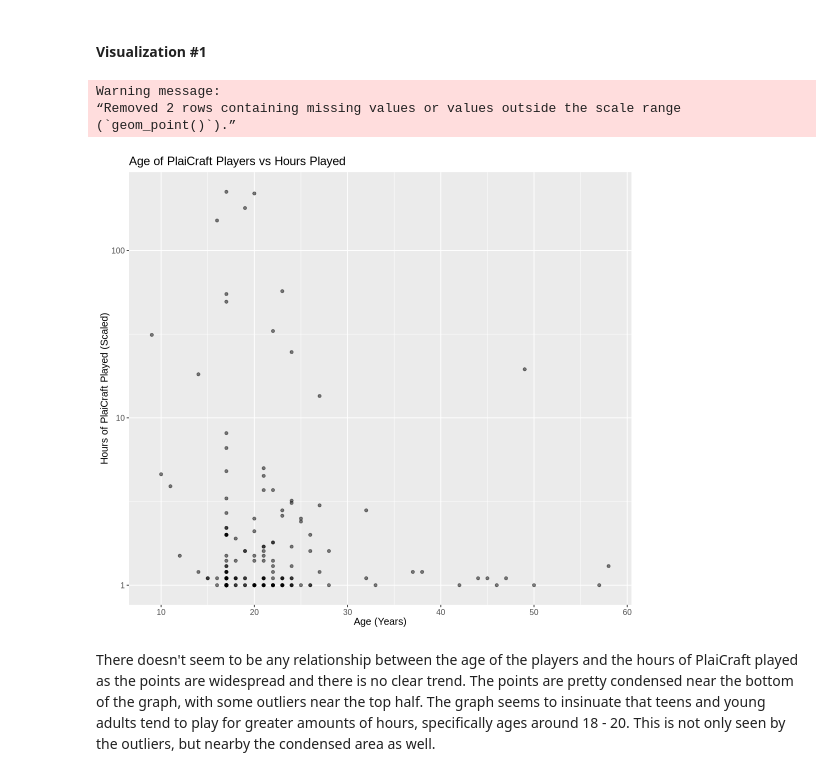
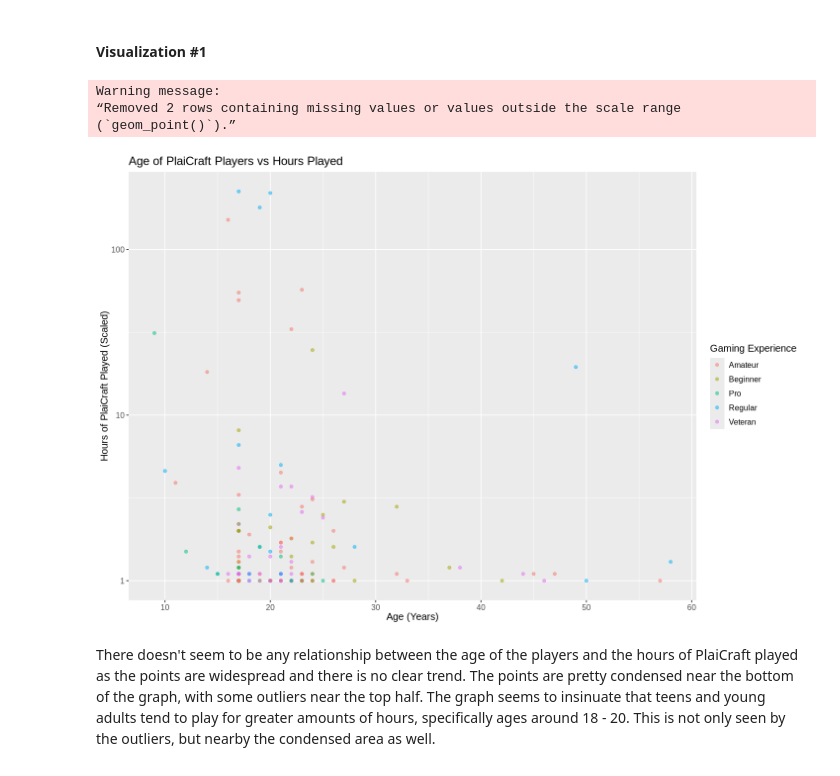
Before and after one commit to tchan0717/dsci-100-2025w1-group-36, a Jupyter notebook: plaicraft_project.ipynb, the cells around one changed output. Saved outputs shown, nothing was run; the diff lists cells and outputs as text; code cells hidden in the pictures.

Commit message:
New Question Change
Changed the specific question so that it worked with the data better. Fixed some visualizations. Need to add one more. And work on cutting down words.

```diff
--- a/plaicraft_project.ipynb
+++ b/plaicraft_project.ipynb
@@ -38,7 +38,8 @@ library(RColorBrewer)
 # %% [markdown]
 Let's read in the two datasets and inspect what data we have to work with.
 # %%
-players_data <- read_csv("data/players.csv")
+url_players <- "https://raw.githubusercontent.com/tchan0717/dsci-100-2025w1-group-36/refs/heads/main/data/players.csv"
+players_data <- read_csv(url_players)
 players_data
 # %% [output]
 Rows: 196 Columns: 7
@@ -413,19 +414,19 @@ Some of the graphs provide information that is not as important for my specific
 # %% [markdown]
 #### Visualization #1
 # %%
-options(repr.plot.width = 9, repr.plot.height = 8)
-played_hours_age_plot <- ggplot(players_data, aes(x = Age, y = played_hours + 1)) + #add +1 so that when we log our y axis, the 0 values won't be infinity
+options(repr.plot.width = 12, repr.plot.height = 8)
+played_hours_age_plot <- ggplot(players_data, aes(x = Age, y = played_hours + 1, color = experience)) + #add +1 so that when we log our y axis, the 0 values won't be infinity
                             geom_point(alpha = 0.5) +
-                            labs(x = "Age (Years)", y = "Hours of PlaiCraft Played (Scaled)") +
+                            labs(x = "Age (Years)", y = "Hours of PlaiCraft Played (Scaled)", color = "Gaming Experience") +
                             ggtitle("Age of PlaiCraft Players vs Hours Played") +
                             scale_y_log10() +
                             theme(text = element_text(size = 12))
 played_hours_age_plot
 # %% [output]
 Warning message:
 “Removed 2 rows containing missing values or values outside the scale range
 (`geom_point()`).”
-[figure, old version]
+[figure, new version]
 # %% [markdown]
 There doesn't seem to be any relationship between the age of the players and the hours of PlaiCraft played as the points are widespread and there is no clear trend. The points are pretty condensed near the bottom of the graph, with some outliers near the top half. The graph seems to insinuate that teens and young adults tend to play for greater amounts of hours, specifically ages around 18 - 20. This is not only seen by the outliers, but nearby the condensed area as well.
 # %% [markdown]
```
Also changed, not shown: parts of 22 cells of this notebook.
